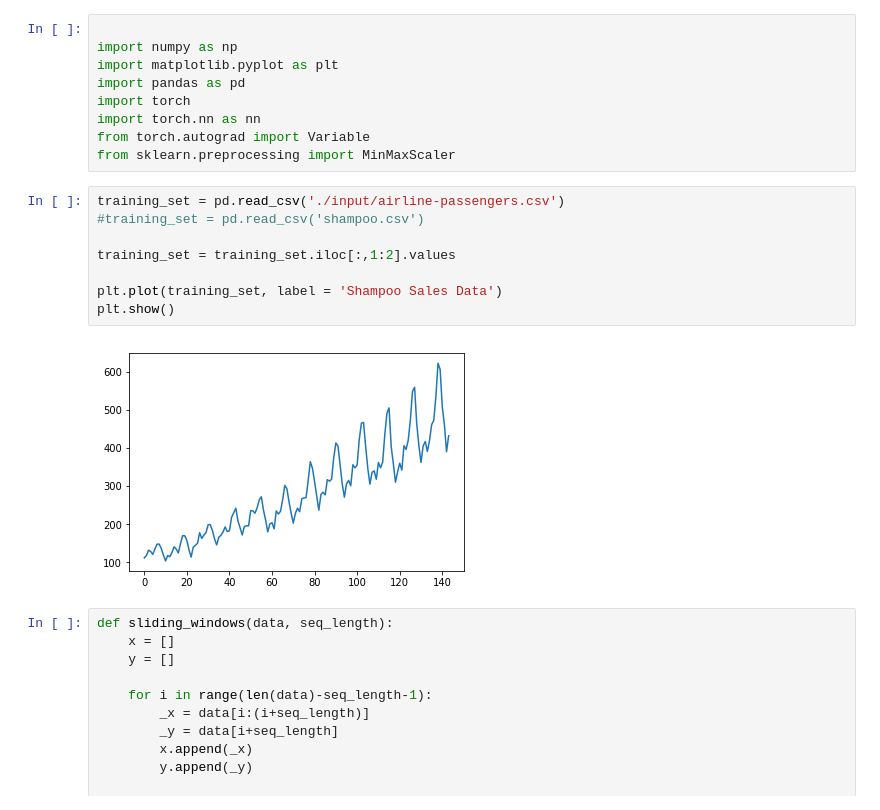
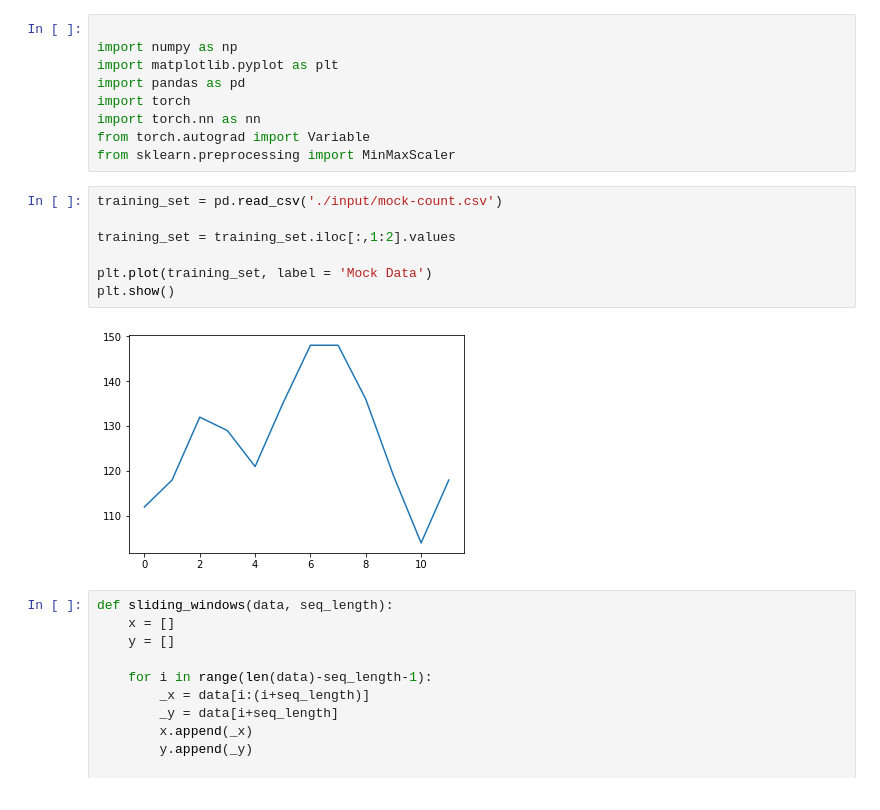
Before and after one commit to adomni/usfFall2019, a Jupyter notebook: Tuo_workingfolder/TryPytorch.ipynb, the cells around one changed output. Saved outputs shown, nothing was run; the diff lists cells and outputs as text.

```diff
--- a/Tuo_workingfolder/TryPytorch.ipynb
+++ b/Tuo_workingfolder/TryPytorch.ipynb
@@ -8,15 +8,14 @@ import torch.nn as nn
 from torch.autograd import Variable
 from sklearn.preprocessing import MinMaxScaler
 # %%
-training_set = pd.read_csv('./input/airline-passengers.csv')
-#training_set = pd.read_csv('shampoo.csv')
+training_set = pd.read_csv('./input/mock-count.csv')
 
 training_set = training_set.iloc[:,1:2].values
 
-plt.plot(training_set, label = 'Shampoo Sales Data')
+plt.plot(training_set, label = 'Mock Data')
 plt.show()
 # %% [output]
-[figure, old version]
+[figure, new version]
 # %%
 def sliding_windows(data, seq_length):
     x = []
```
Also changed, not shown: parts of 3 cells of this notebook, 1 other file.
